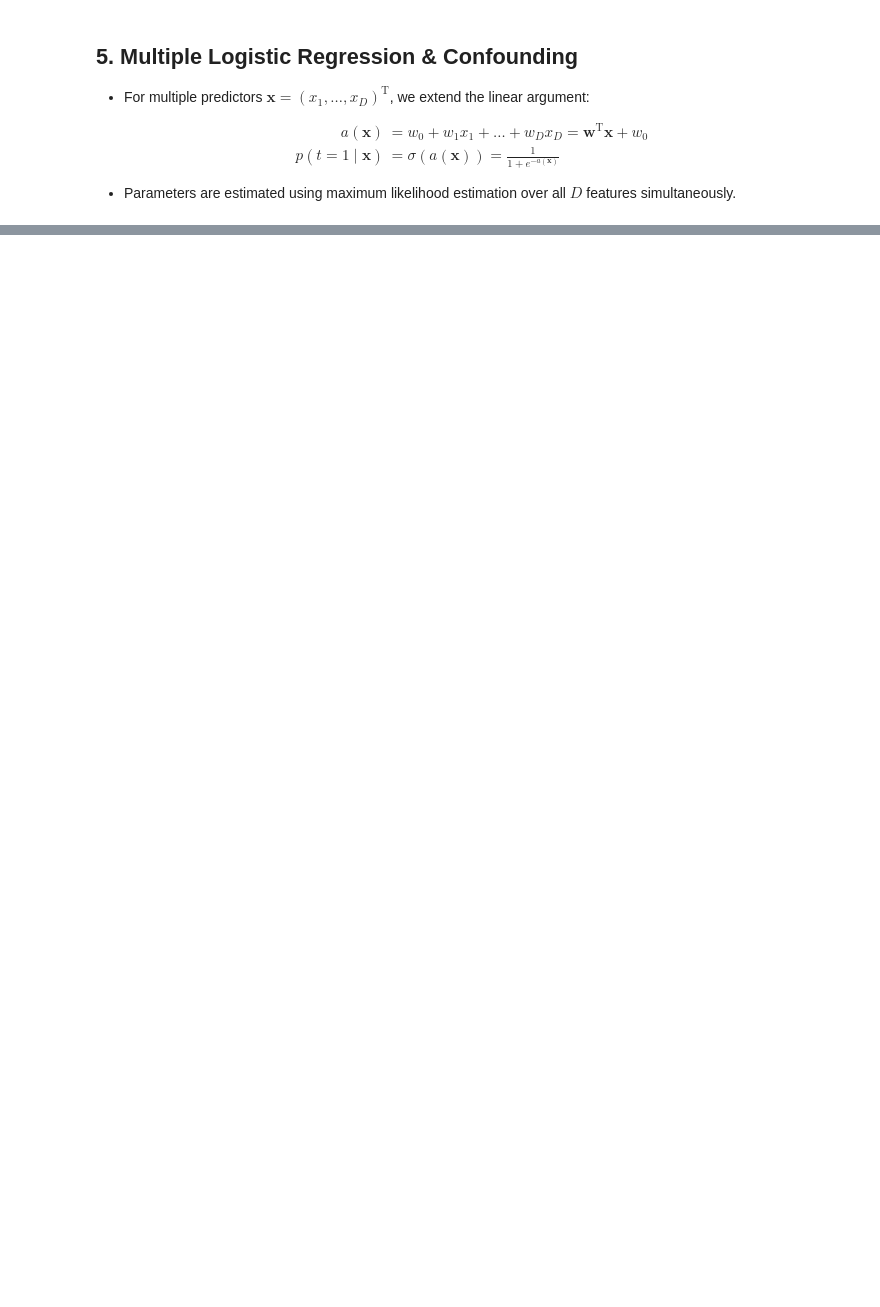
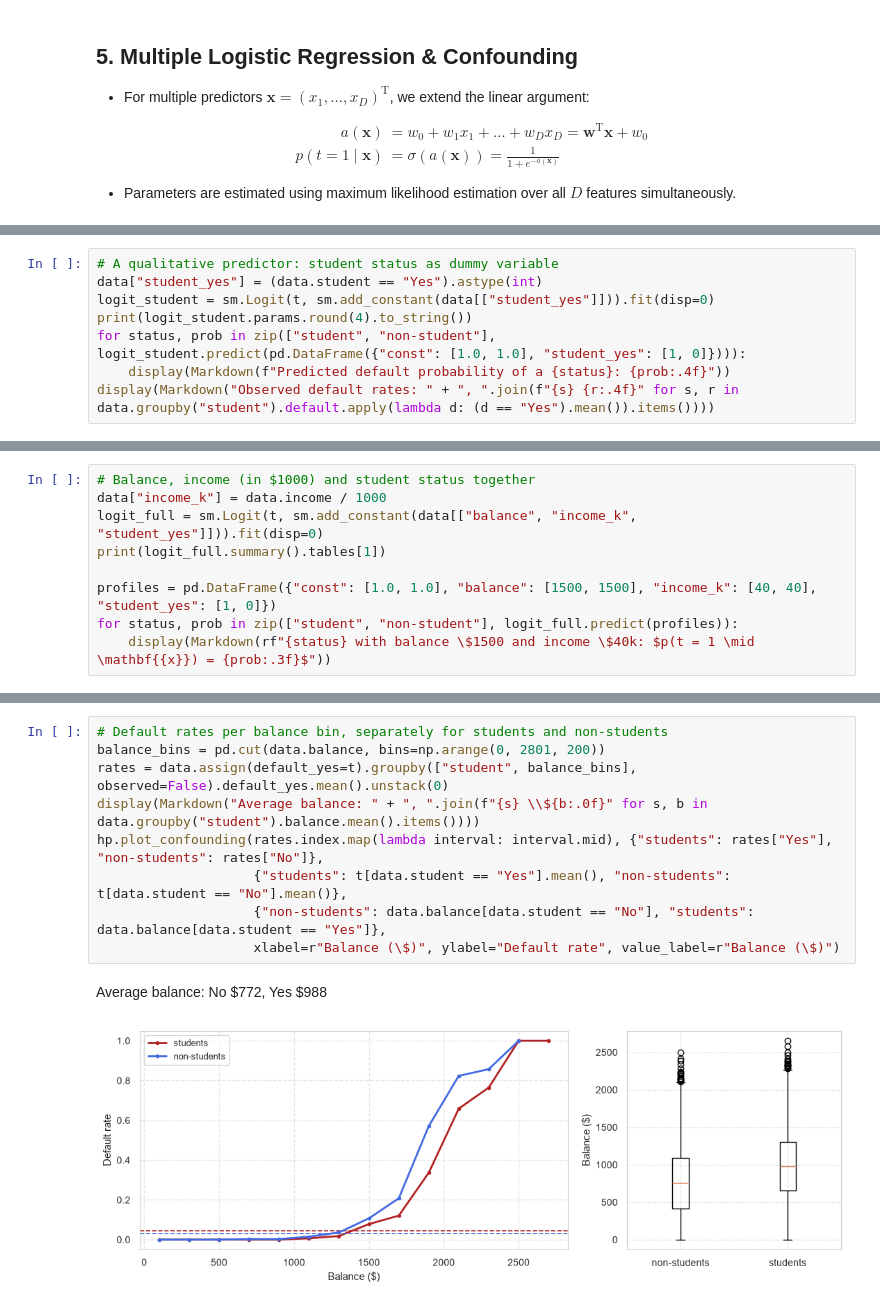
Before and after one commit to konstantin-schekotihin/dl_course, a Jupyter notebook: AI-ML/03_logistic_regression.ipynb, the cells around one changed output, grey strips where cells are left out. Drawn from its saved outputs; the diff is of its cells as text; blank space fills up the shorter version.

```diff
--- a/AI-ML/03_logistic_regression.ipynb
+++ b/AI-ML/03_logistic_regression.ipynb
@@ -285,0 +327,8 @@ quasi-separation. In this case some parameters will not be identified.
+# %%
+# A qualitative predictor: student status as dummy variable
+data["student_yes"] = (data.student == "Yes").astype(int)
+logit_student = sm.Logit(t, sm.add_constant(data[["student_yes"]])).fit(disp=0)
+print(logit_student.params.round(4).to_string())
+for status, prob in zip(["student", "non-student"], logit_student.predict(pd.DataFrame({"const": [1.0, 1.0], "student_yes": [1, 0]}))):
+    display(Markdown(f"Predicted default probability of a {status}: {prob:.4f}"))
+display(Markdown("Observed default rates: " + ", ".join(f"{s} {r:.4f}" for s, r in data.groupby("student").default.apply(lambda d: (d == "Yes").mean()).items())))
@@ -285,0 +341,9 @@ quasi-separation. In this case some parameters will not be identified.
+# %%
+# Balance, income (in $1000) and student status together
+data["income_k"] = data.income / 1000
+logit_full = sm.Logit(t, sm.add_constant(data[["balance", "income_k", "student_yes"]])).fit(disp=0)
+print(logit_full.summary().tables[1])
+
+profiles = pd.DataFrame({"const": [1.0, 1.0], "balance": [1500, 1500], "income_k": [40, 40], "student_yes": [1, 0]})
+for status, prob in zip(["student", "non-student"], logit_full.predict(profiles)):
+    display(Markdown(rf"{status} with balance \$1500 and income \$40k: $p(t = 1 \mid \mathbf{{x}}) = {prob:.3f}$"))
@@ -285,0 +371,12 @@ quasi-separation. In this case some parameters will not be identified.
+# %%
+# Default rates per balance bin, separately for students and non-students
+balance_bins = pd.cut(data.balance, bins=np.arange(0, 2801, 200))
+rates = data.assign(default_yes=t).groupby(["student", balance_bins], observed=False).default_yes.mean().unstack(0)
+display(Markdown("Average balance: " + ", ".join(f"{s} \\${b:.0f}" for s, b in data.groupby("student").balance.mean().items())))
+hp.plot_confounding(rates.index.map(lambda interval: interval.mid), {"students": rates["Yes"], "non-students": rates["No"]},
+                    {"students": t[data.student == "Yes"].mean(), "non-students": t[data.student == "No"].mean()},
+                    {"non-students": data.balance[data.student == "No"], "students": data.balance[data.student == "Yes"]},
+                    xlabel=r"Balance (\$)", ylabel="Default rate", value_label=r"Balance (\$)")
+# %% [output]
+Average balance: No \$772, Yes \$988
+[figure, added]
```
Also changed, not shown: parts of 47 cells of this notebook, 2 other files.
